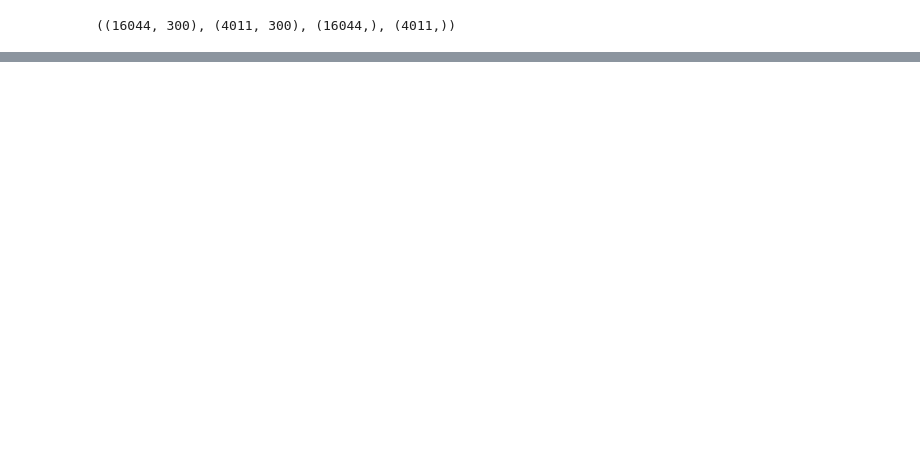
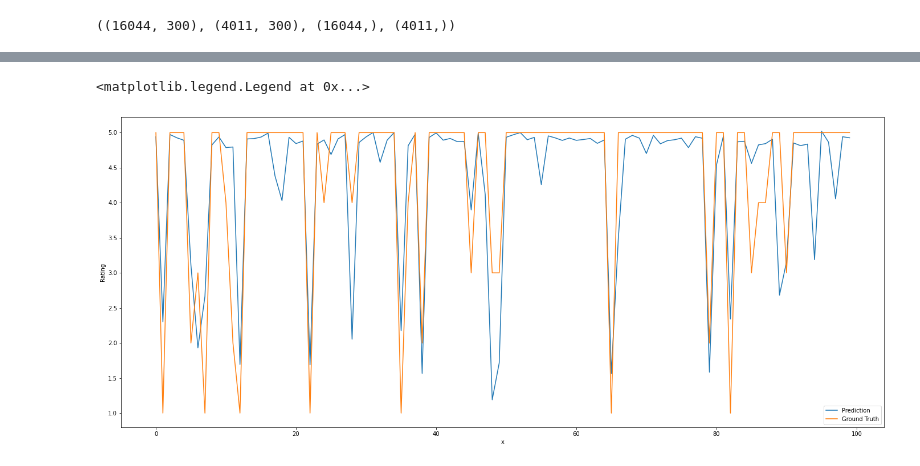
Before and after one commit to db19891/ADS_amazon_customer_reviews, a Jupyter notebook: lstm.ipynb, the cells around one changed output, grey strips where cells are left out. Drawn from its saved outputs; the diff is of its cells as text; code cells hidden in the pictures; blank space fills up the shorter version.

```diff
--- a/lstm.ipynb
+++ b/lstm.ipynb
@@ -327,0 +334,13 @@ Counter({5: 4011, 2: 4011, 1: 4011, 4: 4011, 3: 4011})
+# %%
+fig, axes = plt.subplots(figsize=(24, 10) )
+rng = 100
+prediction = pred[:rng]
+actual = test_target[:rng]
+axes.plot(prediction, label = 'Prediction')
+axes.plot(actual, label = 'Ground Truth')
+plt.xlabel('x')
+plt.ylabel('Rating')
+plt.legend()
+# %% [output]
+<matplotlib.legend.Legend at 0x...>
+[figure, added]
```
Also changed, not shown: parts of 18 cells of this notebook.
